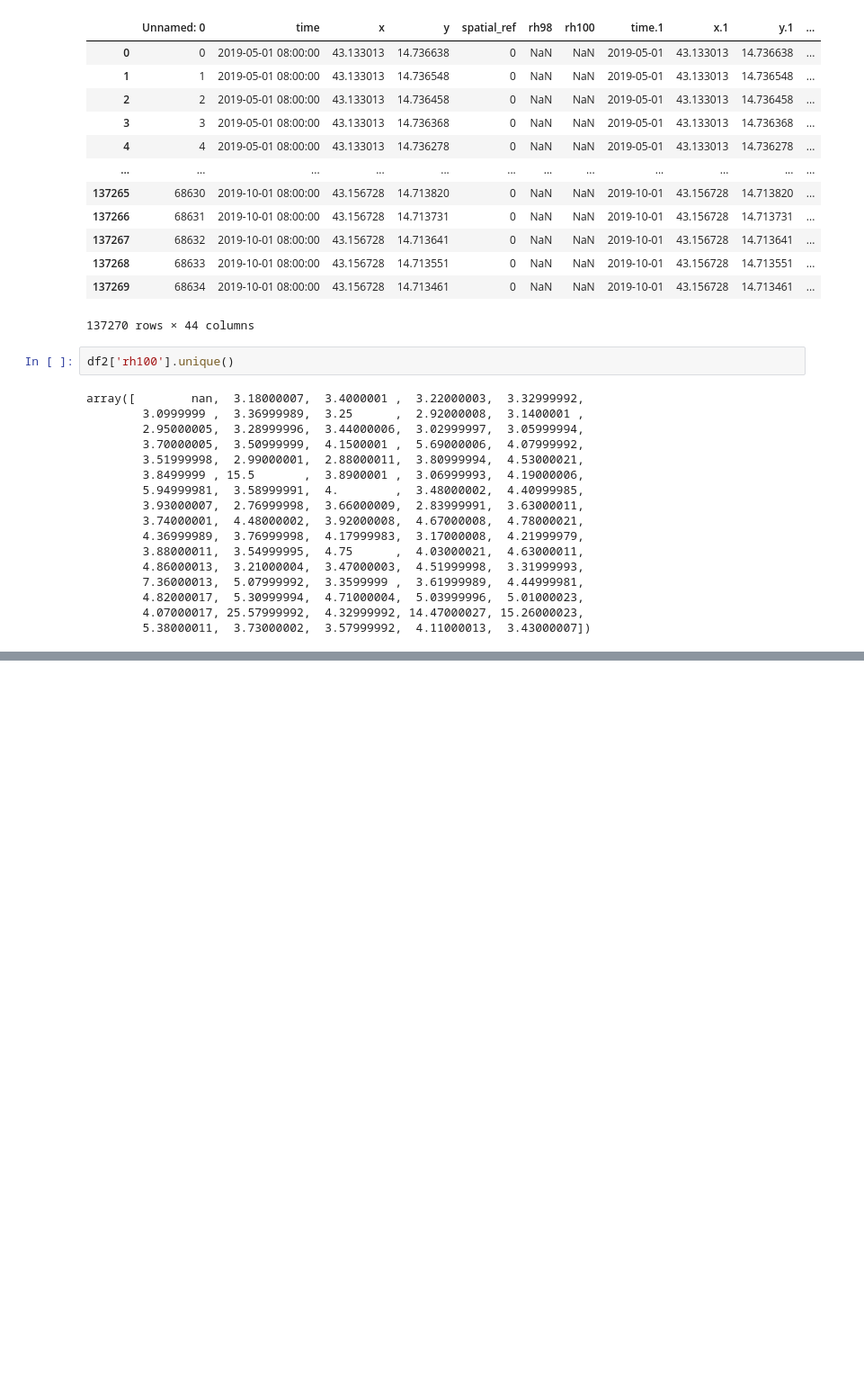
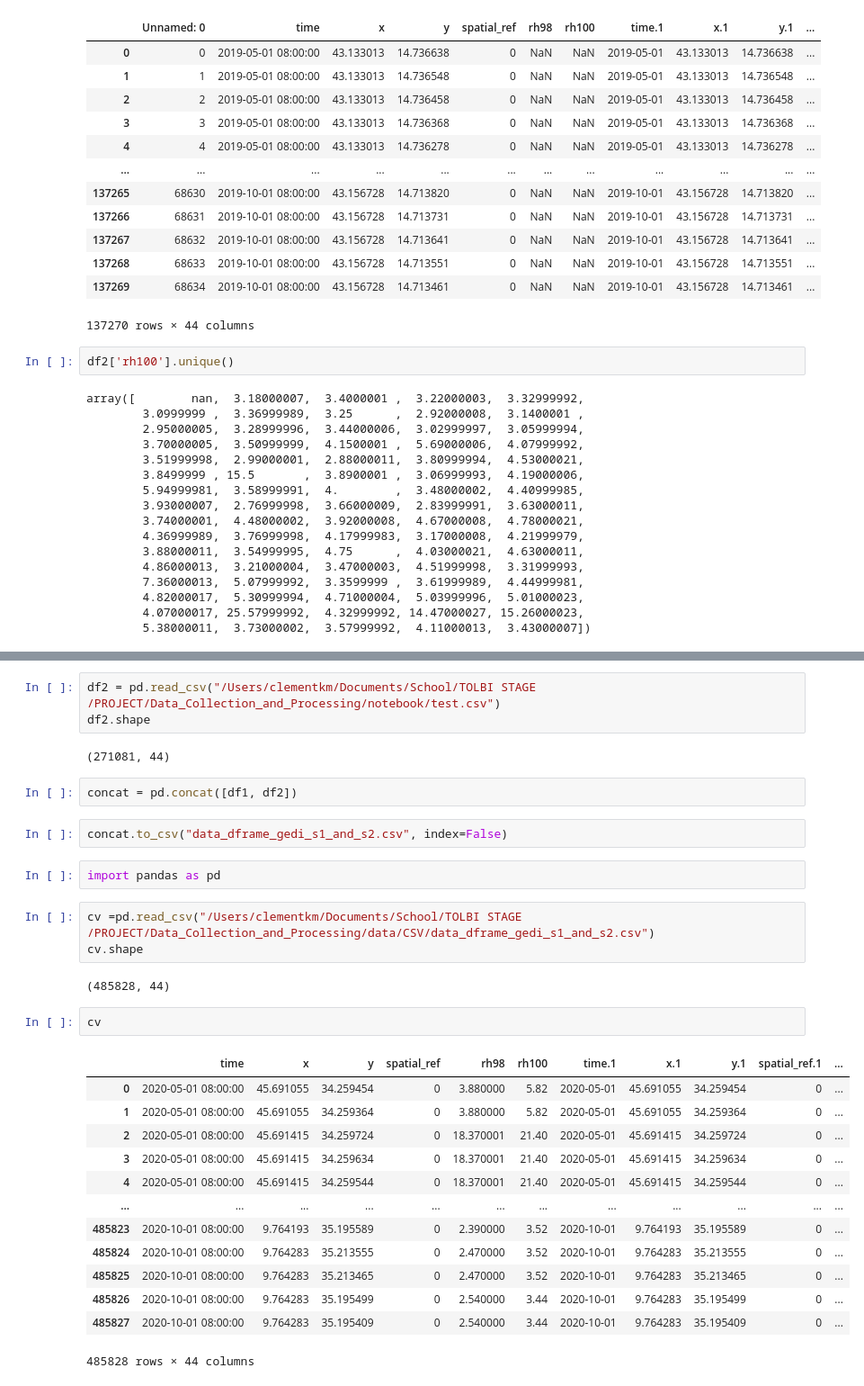
Before and after one commit to OmarMarigo/Model-Presto, a Jupyter notebook: notebook/test.ipynb, the cells around one changed output, grey strips where cells are left out. Shown: that part at 90% size. Saved outputs shown, nothing was run; the diff lists cells and outputs as text; blank space fills up the shorter version.

```diff
--- a/notebook/test.ipynb
+++ b/notebook/test.ipynb
@@ -141,0 +135,32 @@ TypeError: open_dataset() missing 1 required positional argument: 'name'
+# %%
+df2 = pd.read_csv("/Users/clementkm/Documents/School/TOLBI STAGE /PROJECT/Data_Collection_and_Processing/notebook/test.csv")
+df2.shape
+# %% [output]
+(271081, 44)
+# %%
+concat = pd.concat([df1, df2])
+# %%
+concat.to_csv("data_dframe_gedi_s1_and_s2.csv", index=False)
+# %%
+import pandas as pd
+# %%
+cv =pd.read_csv("/Users/clementkm/Documents/School/TOLBI STAGE /PROJECT/Data_Collection_and_Processing/data/CSV/data_dframe_gedi_s1_and_s2.csv")
+cv.shape
+# %% [output]
+(485828, 44)
+# %%
+cv
+# %% [output]
+|  | time | x | y | spatial_ref | rh98 | rh100 | time.1 | x.1 | y.1 | spatial_ref.1 | ... |
+| 0 | 2020-05-01 08:00:00 | 45.691055 | 34.259454 | 0 | 3.880000 | 5.82 | 2020-05-01 | 45.691055 | 34.259454 | 0 | ... |
+| 1 | 2020-05-01 08:00:00 | 45.691055 | 34.259364 | 0 | 3.880000 | 5.82 | 2020-05-01 | 45.691055 | 34.259364 | 0 | ... |
+| 2 | 2020-05-01 08:00:00 | 45.691415 | 34.259724 | 0 | 18.370001 | 21.40 | 2020-05-01 | 45.691415 | 34.259724 | 0 | ... |
+| 3 | 2020-05-01 08:00:00 | 45.691415 | 34.259634 | 0 | 18.370001 | 21.40 | 2020-05-01 | 45.691415 | 34.259634 | 0 | ... |
+| 4 | 2020-05-01 08:00:00 | 45.691415 | 34.259544 | 0 | 18.370001 | 21.40 | 2020-05-01 | 45.691415 | 34.259544 | 0 | ... |
+| ... | ... | ... | ... | ... | ... | ... | ... | ... | ... | ... | ... |
+| 485823 | 2020-10-01 08:00:00 | 9.764193 | 35.195589 | 0 | 2.390000 | 3.52 | 2020-10-01 | 9.764193 | 35.195589 | 0 | ... |
+| 485824 | 2020-10-01 08:00:00 | 9.764283 | 35.213555 | 0 | 2.470000 | 3.52 | 2020-10-01 | 9.764283 | 35.213555 | 0 | ... |
+| 485825 | 2020-10-01 08:00:00 | 9.764283 | 35.213465 | 0 | 2.470000 | 3.52 | 2020-10-01 | 9.764283 | 35.213465 | 0 | ... |
+| 485826 | 2020-10-01 08:00:00 | 9.764283 | 35.195499 | 0 | 2.540000 | 3.44 | 2020-10-01 | 9.764283 | 35.195499 | 0 | ... |
+| 485827 | 2020-10-01 08:00:00 | 9.764283 | 35.195409 | 0 | 2.540000 | 3.44 | 2020-10-01 | 9.764283 | 35.195409 | 0 | ... |
+485828 rows × 44 columns
```
Also changed, not shown: parts of 11 cells of this notebook, 5 other files.
